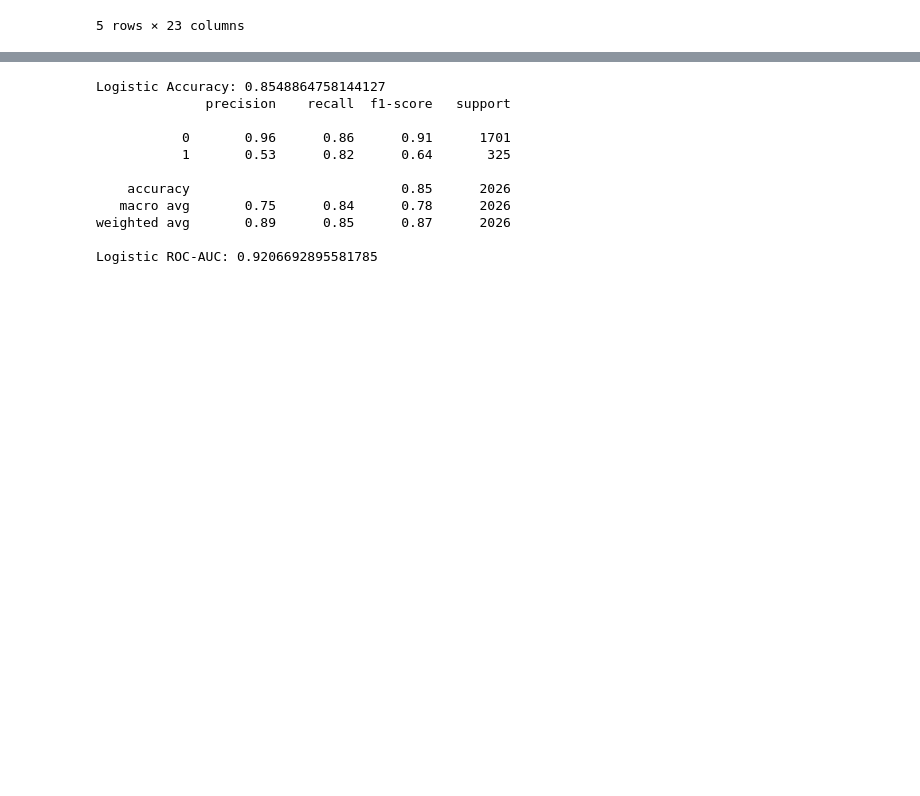
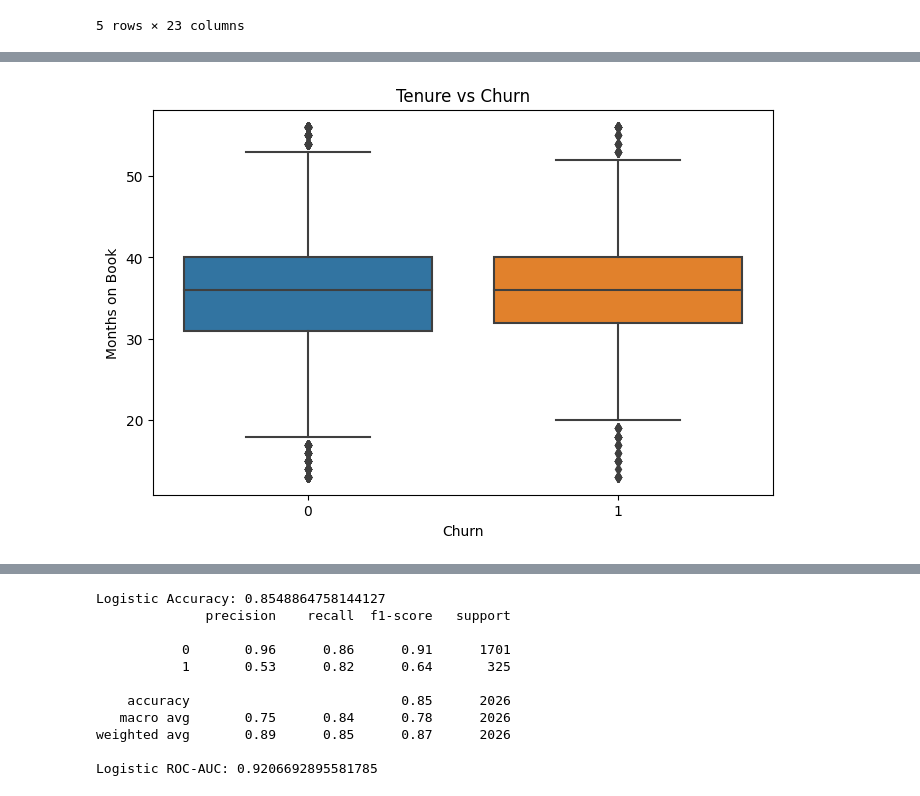
Before and after one commit to bharath921/TAB-DL-Customer-Churn-Prediction, a Jupyter notebook: cc.ipynb, the cells around one changed output, grey strips where cells are left out. Cells and saved outputs as stored; diff of their text form; code cells hidden in the pictures; blank space fills up the shorter version.

```diff
--- a/cc.ipynb
+++ b/cc.ipynb
@@ -61,0 +79,9 @@ y = df["Attrition_Flag"]
+# %%
+plt.figure(figsize=(8,5))
+sns.boxplot(x='Attrition_Flag', y='Months_on_book', data=df)
+plt.title("Tenure vs Churn")
+plt.xlabel("Churn")
+plt.ylabel("Months on Book")
+plt.show()
+# %% [output]
+[figure, added]
```
Also changed, not shown: parts of 5 cells of this notebook.
